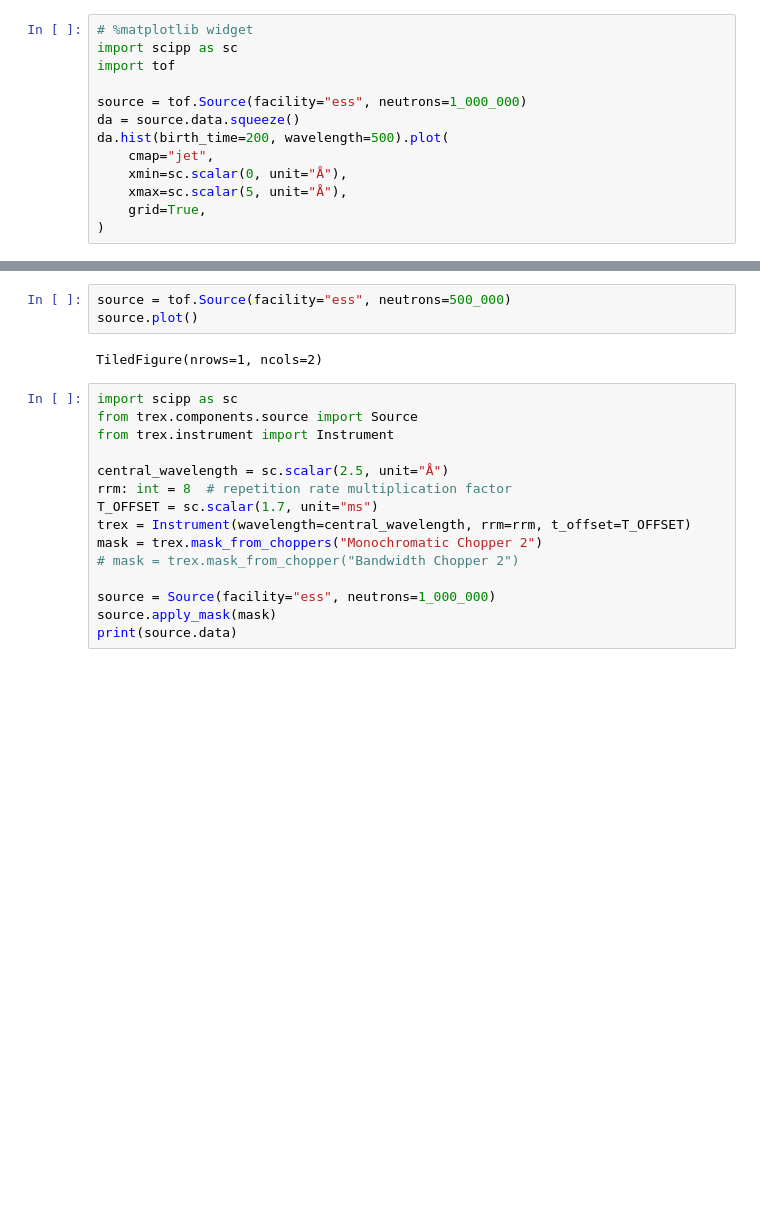
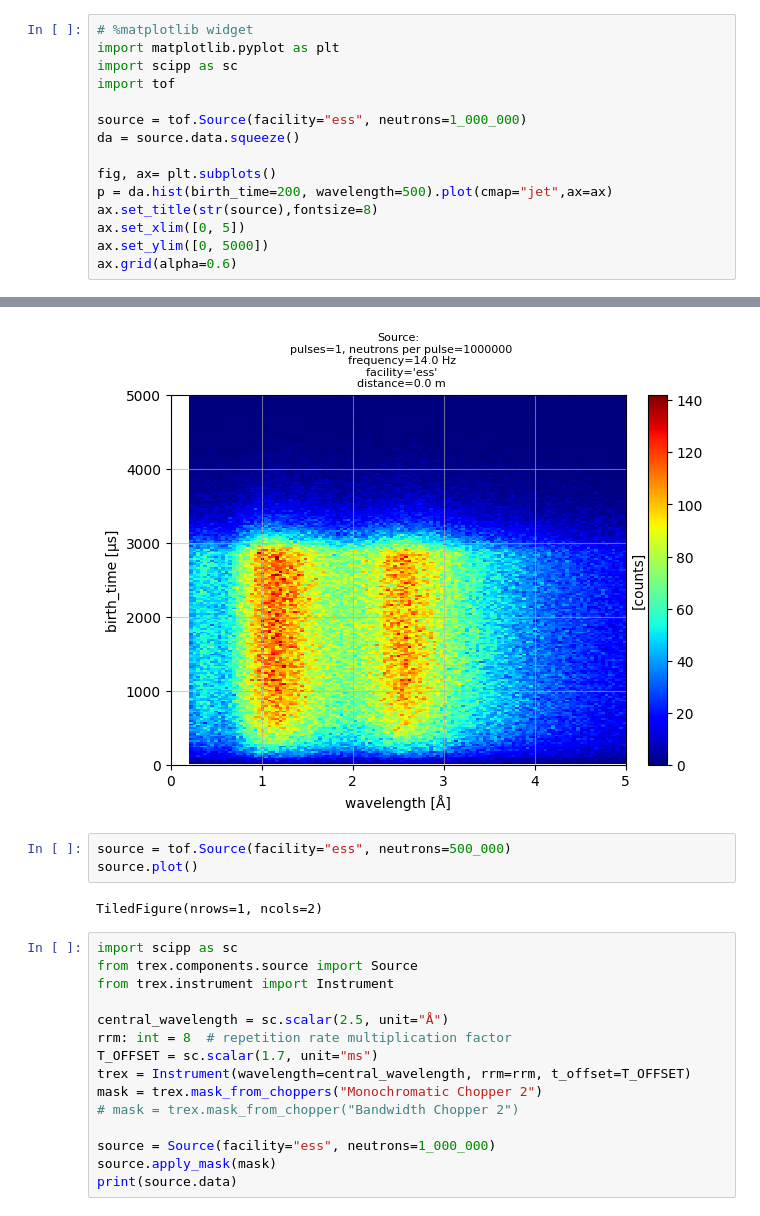
Before and after one commit to YooSunYoung/trex, a Jupyter notebook: jupyter/0_ess_source.ipynb, the cells around one changed output, grey strips where cells are left out. Cells and saved outputs as stored; diff of their text form; blank space fills up the shorter version.

```diff
--- a/jupyter/0_ess_source.ipynb
+++ b/jupyter/0_ess_source.ipynb
@@ -1,14 +1,16 @@
 # %%
 # %matplotlib widget
+import matplotlib.pyplot as plt
 import scipp as sc
 import tof
 
 source = tof.Source(facility="ess", neutrons=1_000_000)
 da = source.data.squeeze()
-da.hist(birth_time=200, wavelength=500).plot(
-    cmap="jet",
-    xmin=sc.scalar(0, unit="Å"),
-    xmax=sc.scalar(5, unit="Å"),
-    grid=True,
-)
+
+fig, ax= plt.subplots()
+p = da.hist(birth_time=200, wavelength=500).plot(cmap="jet",ax=ax)
+ax.set_title(str(source),fontsize=8)
+ax.set_xlim([0, 5])
+ax.set_ylim([0, 5000])
+ax.grid(alpha=0.6)
 # %% [output]
@@ -16,3 +17,4 @@ da.hist(birth_time=200, wavelength=500).plot(
+[figure, added]
 # %%
 source = tof.Source(facility="ess", neutrons=500_000)
 source.plot()
```
Also changed, not shown: parts of 3 cells of this notebook, 1 other file.
